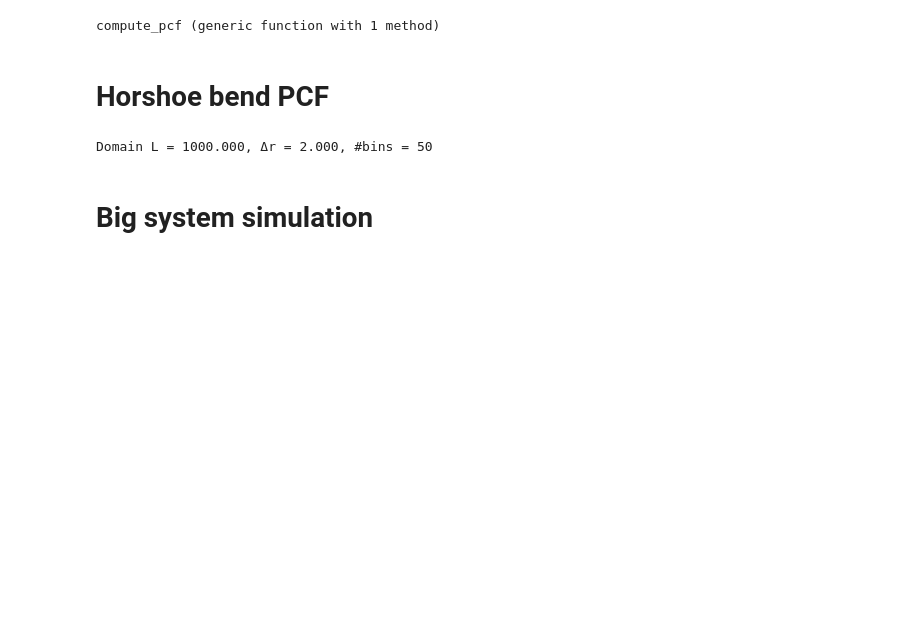
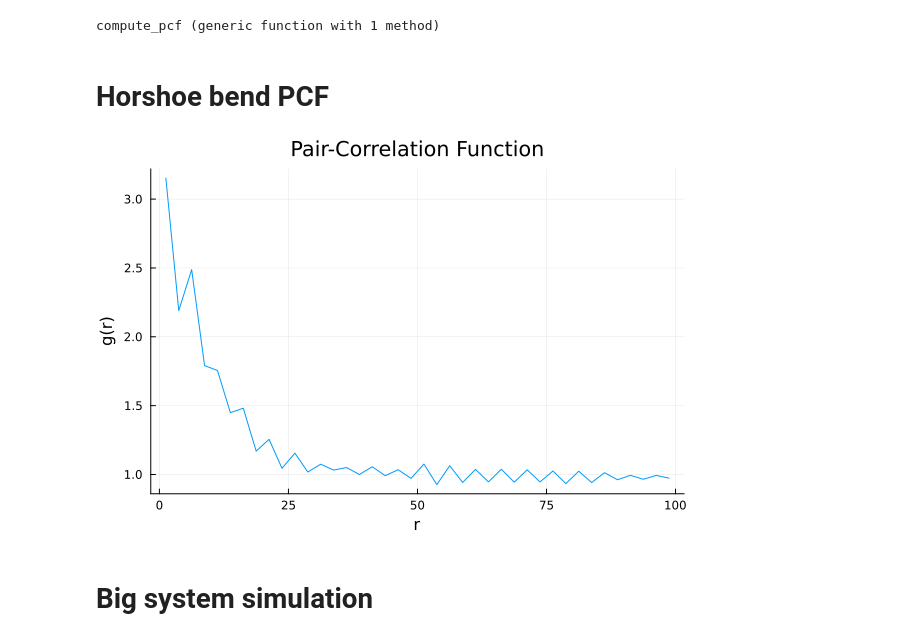
Before and after one commit to agimenezromero/A-model-for-the-continuous-emergence-and-fading-of-vegetation-clusters-in-semiarid-landscapes, a Jupyter notebook: PCF.ipynb, the cells around one changed output. Cells and saved outputs as stored; diff of their text form; code cells hidden in the pictures; blank space fills up the shorter version.

```diff
--- a/PCF.ipynb
+++ b/PCF.ipynb
@@ -8,7 +8,7 @@ using DelimitedFiles
 
 using Base.Threads
 # %%
-function compute_pcf(xs, ys, xi_ar, dxi; Lx::Float64=maximum(xs)-minimum(xs), Ly::Float64=maximum(ys)-minimum(ys))
+function compute_pcf(xs, ys, xi_ar, dxi; Lx::Float64=maximum(xs) - minimum(xs), Ly::Float64=maximum(ys) - minimum(ys))
 
     N = length(xs)
     nb = length(xi_ar)
@@ -18,9 +18,10 @@ function compute_pcf(xs, ys, xi_ar, dxi; Lx::Float64=maximum(xs)-minimum(xs), Ly
     r_max = xi_ar[end] + dxi / 2
     r0 = xi_ar[1] - dxi / 2
 
-    @threads for i in 1:N-1
+    @threads :static for i in 1:N-1
         xi = xs[i]
         yi = ys[i]
+        tid = min(threadid(), nthreads())
         for j in i+1:N
             dx = xs[j] - xi
             dy = ys[j] - yi
@@ -33,7 +34,8 @@ function compute_pcf(xs, ys, xi_ar, dxi; Lx::Float64=maximum(xs)-minimum(xs), Ly
             if (r >= r_min) && (r < r_max)
                 k = Int(floor((r - r0) / dxi)) + 1
                 if 1 <= k <= nb
-                    counts_t[k, threadid()] += 2.0  # *2 for ordered pairs
+                    # println("Thread $(threadid()) counting pair (i=$i, j=$j) at distance r=$r into bin k=$k")
+                    counts_t[k, tid] += 2.0  # *2 for ordered pairs
                 end
             end
         end
@@ -58,37 +60,35 @@ compute_pcf (generic function with 1 method)
 # %% [markdown]
 # Horshoe bend PCF
 # %%
-input_path = "coordinates_samples/horshoe_bend_07_2019_coords_sample.txt"  # your coordinate file
+input_path = "Data/horseshoe_bend_example_coordinates.txt"  # coordinates file
 
-coords = readdlm(input_path)
+coords, header = readdlm(input_path, header=true)
 
 xs = coords[:, 1]
 ys = coords[:, 2]
 
 r_max = 100.0  # maximum radius to consider
-dr = 2       # radial bin width
+dr = 2.5       # radial bin width
 
 L = 1000.0  # box size
 
 # Radial bins
 r_ar = collect(dr/2:dr:r_max)
 
-@printf("Domain L = %.3f, Δr = %.3f, #bins = %d\n", L, dr, length(r_ar))
-
 # Compute PCF
 g = compute_pcf(xs, ys, r_ar, dr; Lx=L, Ly=L)
 
 # Save output
-# open("horshoe_bend_07_2019_pcf.csv", "w") do io
-#     println(io, "r,g")
-#     @inbounds for k in 1:length(r_ar)
-#         @printf(io, "%.6f,%.6f\n", r_ar[k], g[k])
-#     end
-# end
+open("Data/horseshoe_bend_pcf.csv", "w") do io
+    println(io, "r,g")
+    @inbounds for k in 1:length(r_ar)
+        @printf(io, "%.6f,%.6f\n", r_ar[k], g[k])
+    end
+end
-# %% [output]
-Domain L = 1000.000, Δr = 2.000, #bins = 50
 # %%
-plot(xi_ar, g, xlabel="r", ylabel="g(r)", title="Pair-Correlation Function", legend=false)
+plot(r_ar, g, xlabel="r", ylabel="g(r)", title="Pair-Correlation Function", legend=false)
+# %% [output]
+[figure, added]
 # %% [markdown]
 # Big system simulation
 # %%
```
Also changed, not shown: parts of 2 cells of this notebook, 5 other files.
